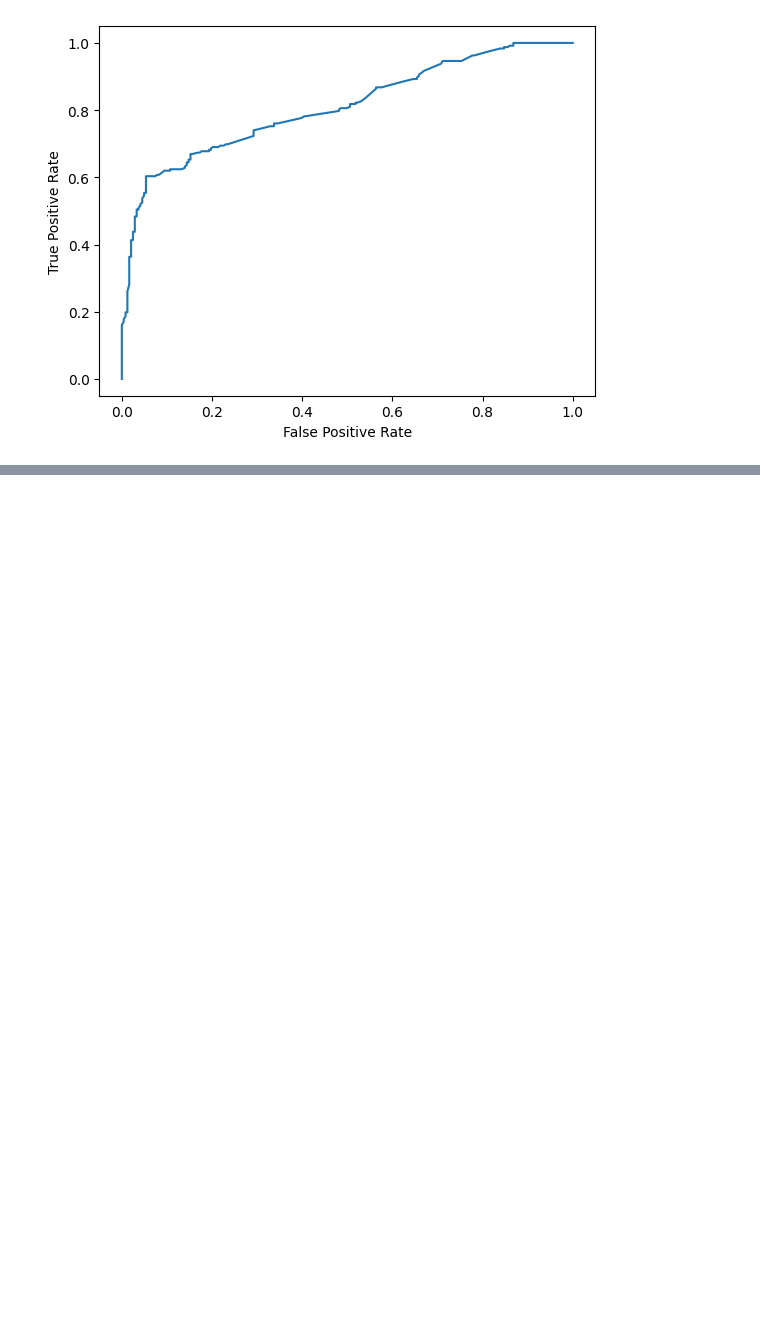
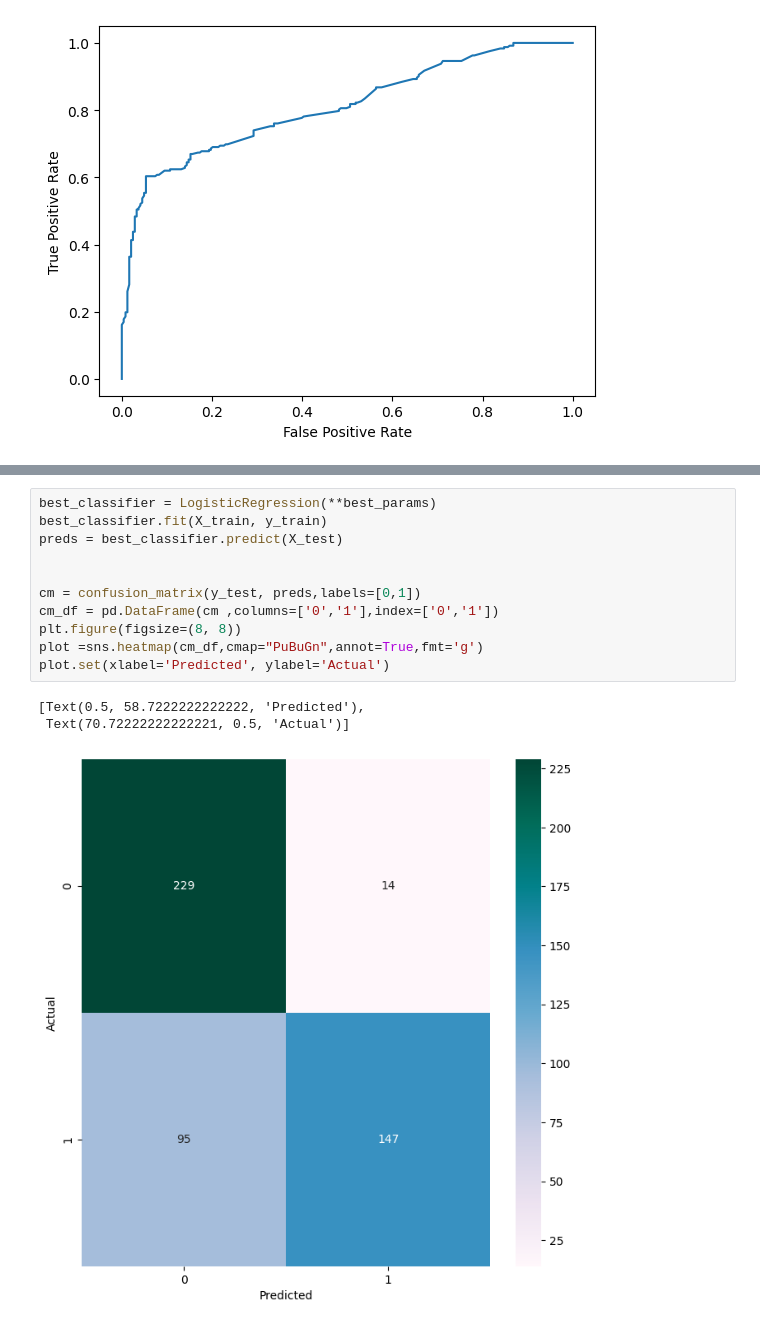
Before and after one commit to alejomaar/habi, a Jupyter notebook: prediction.ipynb, the cells around one changed output, grey strips where cells are left out. Drawn from its saved outputs; the diff is of its cells as text; blank space fills up the shorter version.

```diff
--- a/prediction.ipynb
+++ b/prediction.ipynb
@@ -911,0 +957,15 @@ plt.show()
+# %%
+best_classifier = LogisticRegression(**best_params)
+best_classifier.fit(X_train, y_train)
+preds = best_classifier.predict(X_test)
+
+
+cm = confusion_matrix(y_test, preds,labels=[0,1])
+cm_df = pd.DataFrame(cm ,columns=['0','1'],index=['0','1'])
+plt.figure(figsize=(8, 8))
+plot =sns.heatmap(cm_df,cmap="PuBuGn",annot=True,fmt='g')
+plot.set(xlabel='Predicted', ylabel='Actual')
+# %% [output]
+[Text(0.5, 58.7222222222222, 'Predicted'),
+ Text(70.72222222222221, 0.5, 'Actual')]
+[figure, added]
```
Also changed, not shown: parts of 4 cells of this notebook.
